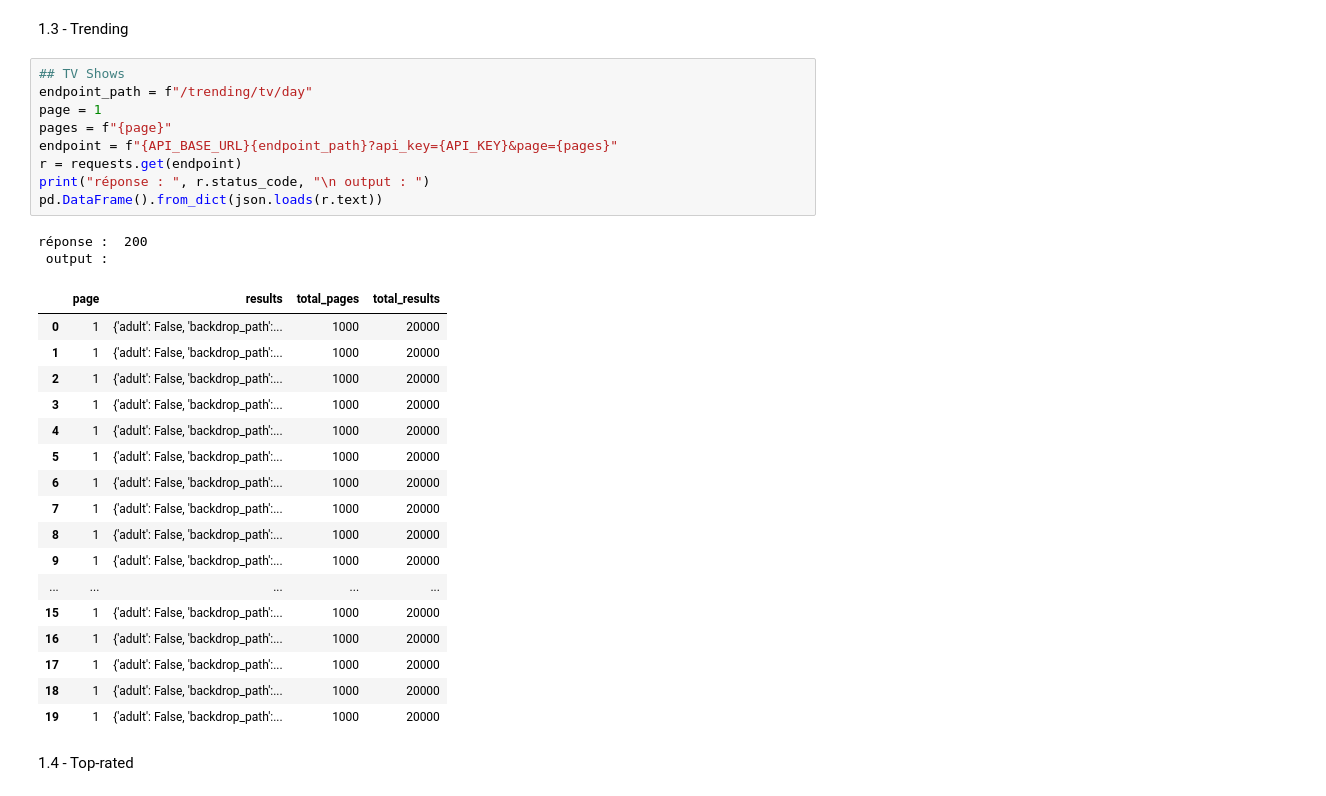
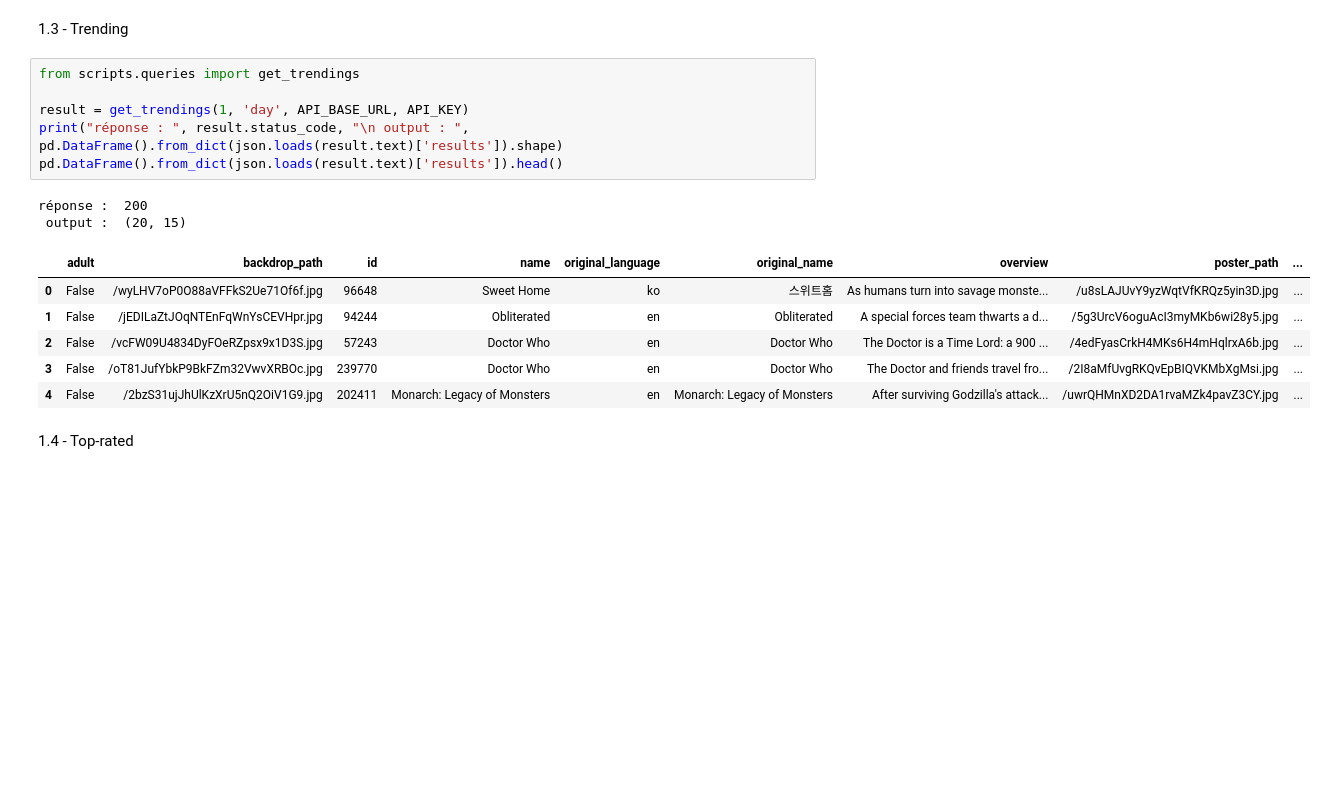
Before and after one commit to alirani/Synopsis_classifier_generator, a Jupyter notebook: notebook.ipynb, the cells around one changed output. Cells and saved outputs as stored; diff of their text form; blank space fills up the shorter version.

```diff
--- a/notebook.ipynb
+++ b/notebook.ipynb
@@ -690,35 +676,21 @@ réponse :  200
 1 rows × 25 columns
 # %% [markdown]
 1.3 - Trending
-# %%
-## TV Shows
-endpoint_path = f"/trending/tv/day"
-page = 1
-pages = f"{page}"
-endpoint = f"{API_BASE_URL}{endpoint_path}?api_key={API_KEY}&page={pages}"
-r = requests.get(endpoint)
-print("réponse : ", r.status_code, "\n output : ")
-pd.DataFrame().from_dict(json.loads(r.text))
-# %% [output]
-réponse :  200
- output :
-|  | page | results | total_pages | total_results |
-| 0 | 1 | {'adult': False, 'backdrop_path':... | 1000 | 20000 |
-| 1 | 1 | {'adult': False, 'backdrop_path':... | 1000 | 20000 |
-| 2 | 1 | {'adult': False, 'backdrop_path':... | 1000 | 20000 |
-| 3 | 1 | {'adult': False, 'backdrop_path':... | 1000 | 20000 |
-| 4 | 1 | {'adult': False, 'backdrop_path':... | 1000 | 20000 |
-| 5 | 1 | {'adult': False, 'backdrop_path':... | 1000 | 20000 |
-| 6 | 1 | {'adult': False, 'backdrop_path':... | 1000 | 20000 |
-| 7 | 1 | {'adult': False, 'backdrop_path':... | 1000 | 20000 |
-| 8 | 1 | {'adult': False, 'backdrop_path':... | 1000 | 20000 |
-| 9 | 1 | {'adult': False, 'backdrop_path':... | 1000 | 20000 |
-| ... | ... | ... | ... | ... |
-| 15 | 1 | {'adult': False, 'backdrop_path':... | 1000 | 20000 |
-| 16 | 1 | {'adult': False, 'backdrop_path':... | 1000 | 20000 |
-| 17 | 1 | {'adult': False, 'backdrop_path':... | 1000 | 20000 |
-| 18 | 1 | {'adult': False, 'backdrop_path':... | 1000 | 20000 |
-| 19 | 1 | {'adult': False, 'backdrop_path':... | 1000 | 20000 |
+# %%
+from scripts.queries import get_trendings
+
+result = get_trendings(1, 'day', API_BASE_URL, API_KEY)
+print("réponse : ", result.status_code, "\n output : ", pd.DataFrame().from_dict(json.loads(result.text)['results']).shape)
+pd.DataFrame().from_dict(json.loads(result.text)['results']).head()
+# %% [output]
+réponse :  200
+ output :  (20, 15)
+|  | adult | backdrop_path | id | name | original_language | original_name | overview | poster_path | ... |
+| 0 | False | /wyLHV7oP0O88aVFFkS2Ue71Of6f.jpg | 96648 | Sweet Home | ko | 스위트홈 | As humans turn into savage monste... | /u8sLAJUvY9yzWqtVfKRQz5yin3D.jpg | ... |
+| 1 | False | /jEDILaZtJOqNTEnFqWnYsCEVHpr.jpg | 94244 | Obliterated | en | Obliterated | A special forces team thwarts a d... | /5g3UrcV6oguAcI3myMKb6wi28y5.jpg | ... |
+| 2 | False | /vcFW09U4834DyFOeRZpsx9x1D3S.jpg | 57243 | Doctor Who | en | Doctor Who | The Doctor is a Time Lord: a 900 ... | /4edFyasCrkH4MKs6H4mHqlrxA6b.jpg | ... |
+| 3 | False | /oT81JufYbkP9BkFZm32VwvXRBOc.jpg | 239770 | Doctor Who | en | Doctor Who | The Doctor and friends travel fro... | /2I8aMfUvgRKQvEpBIQVKMbXgMsi.jpg | ... |
+| 4 | False | /2bzS31ujJhUlKzXrU5nQ2OiV1G9.jpg | 202411 | Monarch: Legacy of Monsters | en | Monarch: Legacy of Monsters | After surviving Godzilla's attack... | /uwrQHMnXD2DA1rvaMZk4pavZ3CY.jpg | ... |
 # %% [markdown]
 1.4 - Top-rated
 # %%
```
Also changed, not shown: parts of 4 cells of this notebook, 3 other files.
